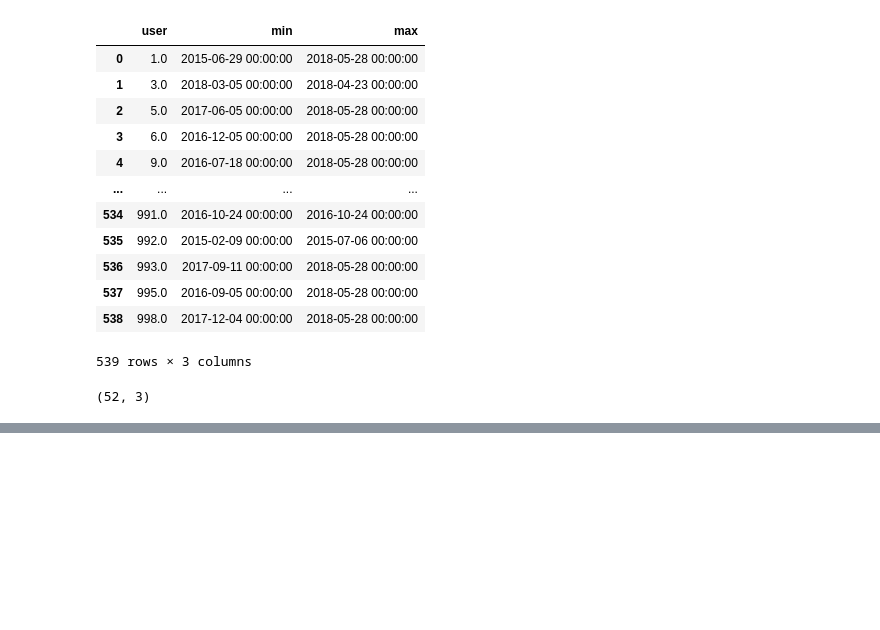
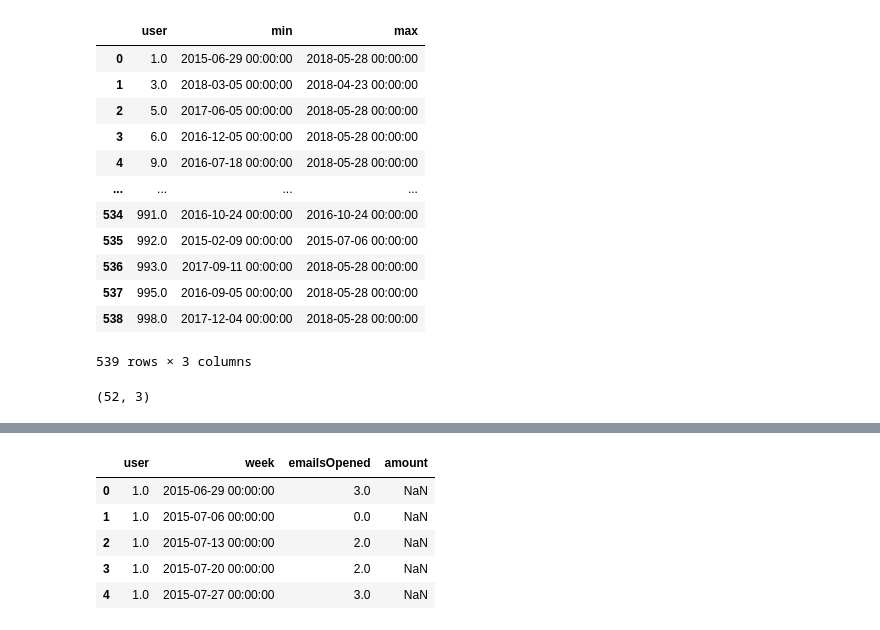
Before and after one commit to sarahheayoon/Practical-Time-Series-Analysis-Prediction-With-Statistics-And-Machine-Learning-Notes, a Jupyter notebook: Chp2-Python/Chp2-Python.ipynb, the cells around one changed output, grey strips where cells are left out. Drawn from its saved outputs; the diff is of its cells as text; code cells hidden in the pictures; blank space fills up the shorter version.

```diff
--- a/Chp2-Python/Chp2-Python.ipynb
+++ b/Chp2-Python/Chp2-Python.ipynb
@@ -168,0 +179,38 @@ all_email[all_email.user == 5].shape
+# %%
+# Relating email data to donations data
+# We want to downsample the donation data (turn it into weekly time series)
+# Interested in the total weekly donation for each user
+
+# converting string timestamp to proper timestamped data calss
+Donations.timestamp = pd.to_datetime(Donations.timestamp)
+Donations.set_index('timestamp', inplace=True) #setting index as each week
+agg_don = Donations.groupby('user').apply(lambda df: df.amount.resample("W-MON").sum().dropna())
+# apply(lamda df: df.amount.action verbs applies the action verbs equally to all entries in df)
+# for each user, sum donations by week, drop weeks without donation,
+# "W-MON" is to resample with anchored week-week achored to Monday- to match the same weekly dates
+# %%
+merged_df = pd.DataFrame() # Create a dataframe
+
+for user, user_email in all_email.groupby('user'):
+  user_donations = agg_don[agg_don.index.get_level_values('user') == user] # inner join
+
+  user_donations = user_donations.droplevel(0)
+  # user_donations.set_index('timestamp', inplace = True)
+
+  user_email = all_email[all_email.user == user]
+  user_email.sort_values('week', inplace=True)
+  user_email.set_index('week', inplace=True)
+
+  df = pd.merge(user_email, user_donations, how='left', left_index=True, right_index=True)
+  df.fillna(0)
+
+  merged_df = merged_df.append(df.reset_index()[['user', 'week', 'emailsOpened', 'amount']])
+# %%
+merged_df.head()
+# %% [output]
+|  | user | week | emailsOpened | amount |
+| 0 | 1.0 | 2015-06-29 00:00:00 | 3.0 | NaN |
+| 1 | 1.0 | 2015-07-06 00:00:00 | 0.0 | NaN |
+| 2 | 1.0 | 2015-07-13 00:00:00 | 2.0 | NaN |
+| 3 | 1.0 | 2015-07-20 00:00:00 | 2.0 | NaN |
+| 4 | 1.0 | 2015-07-27 00:00:00 | 3.0 | NaN |
```
Also changed, not shown: parts of 3 cells of this notebook.
